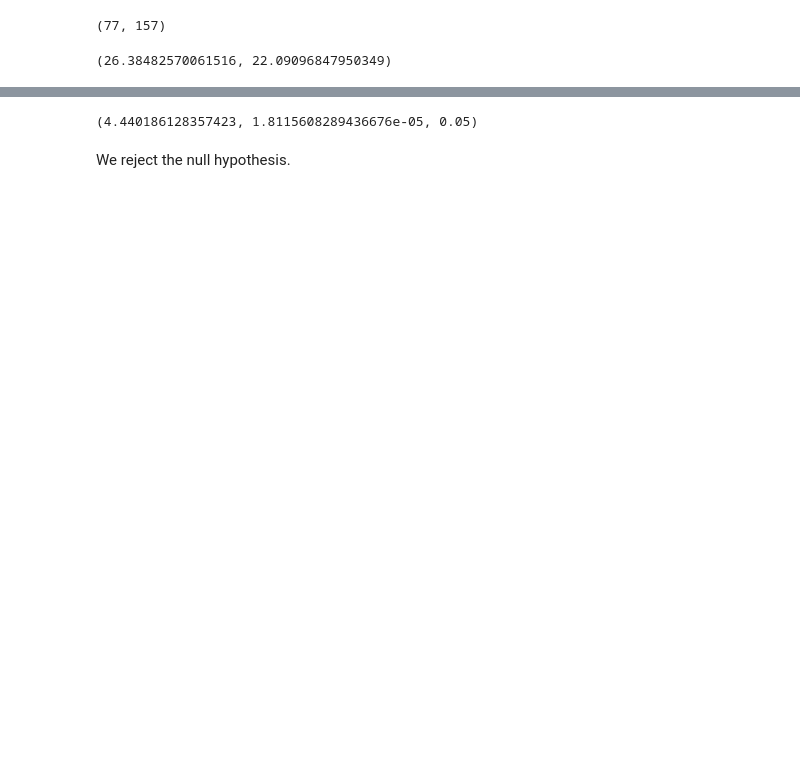
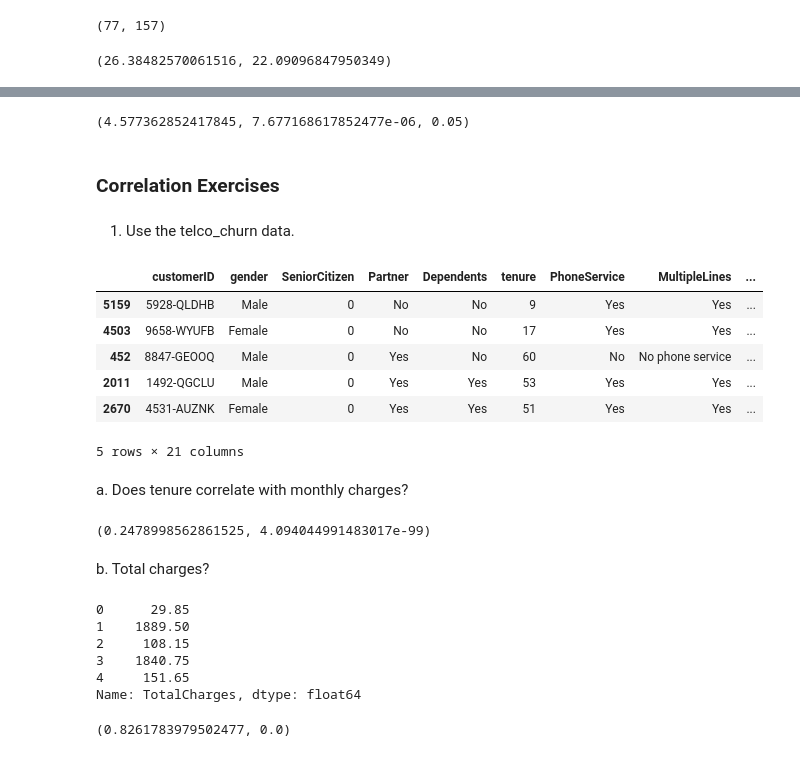
Before and after one commit to lainslie-18/statistics-exercises, a Jupyter notebook: hypothesis_testing.ipynb, the cells around one changed output, grey strips where cells are left out. Saved outputs shown, nothing was run; the diff lists cells and outputs as text; code cells hidden in the pictures; blank space fills up the shorter version.

Commit message:
updating with exercises completed so far

```diff
--- a/hypothesis_testing.ipynb
+++ b/hypothesis_testing.ipynb
@@ -226,7 +221,5 @@ manual_mpg.var(), automatic_mpg.var()
 # %%
-t, p = stats.ttest_ind(manual_mpg, automatic_mpg, equal_var=False)
+t, p = stats.ttest_ind(manual_mpg, automatic_mpg)
 t, p, alpha
 # %% [output]
-(4.440186128357423, 1.8115608289436676e-05, 0.05)
+(4.577362852417845, 7.677168617852477e-06, 0.05)
-# %% [markdown]
-We reject the null hypothesis.
@@ -232,0 +228,17 @@ We reject the null hypothesis.
+# %% [markdown]
+### Correlation Exercises
+# %% [markdown]
+1. Use the telco_churn data.
+# %%
+df = pd.read_csv('telco_churn.csv')
+df.sample(5)
+# %% [output]
+|  | customerID | gender | SeniorCitizen | Partner | Dependents | tenure | PhoneService | MultipleLines | ... |
+| 5159 | 5928-QLDHB | Male | 0 | No | No | 9 | Yes | Yes | ... |
+| 4503 | 9658-WYUFB | Female | 0 | No | No | 17 | Yes | Yes | ... |
+| 452 | 8847-GEOOQ | Male | 0 | Yes | No | 60 | No | No phone service | ... |
+| 2011 | 1492-QGCLU | Male | 0 | Yes | Yes | 53 | Yes | Yes | ... |
+| 2670 | 4531-AUZNK | Female | 0 | Yes | Yes | 51 | Yes | Yes | ... |
+5 rows × 21 columns
+# %% [markdown]
+a. Does tenure correlate with monthly charges?
@@ -232,0 +251,7 @@ We reject the null hypothesis.
+# %%
+corr, p = stats.pearsonr(tenure, monthly_charges)
+corr, p
+# %% [output]
+(0.2478998562861525, 4.094044991483017e-99)
+# %% [markdown]
+b. Total charges?
@@ -232,0 +261,15 @@ We reject the null hypothesis.
+# %%
+total_charges = df.TotalCharges.fillna(0)
+total_charges.head()
+# %% [output]
+0      29.85
+1    1889.50
+2     108.15
+3    1840.75
+4     151.65
+Name: TotalCharges, dtype: float64
+# %%
+corr, p = stats.pearsonr(tenure, total_charges)
+corr, p
+# %% [output]
+(0.8261783979502477, 0.0)
```
Also changed, not shown: parts of 43 cells of this notebook.
